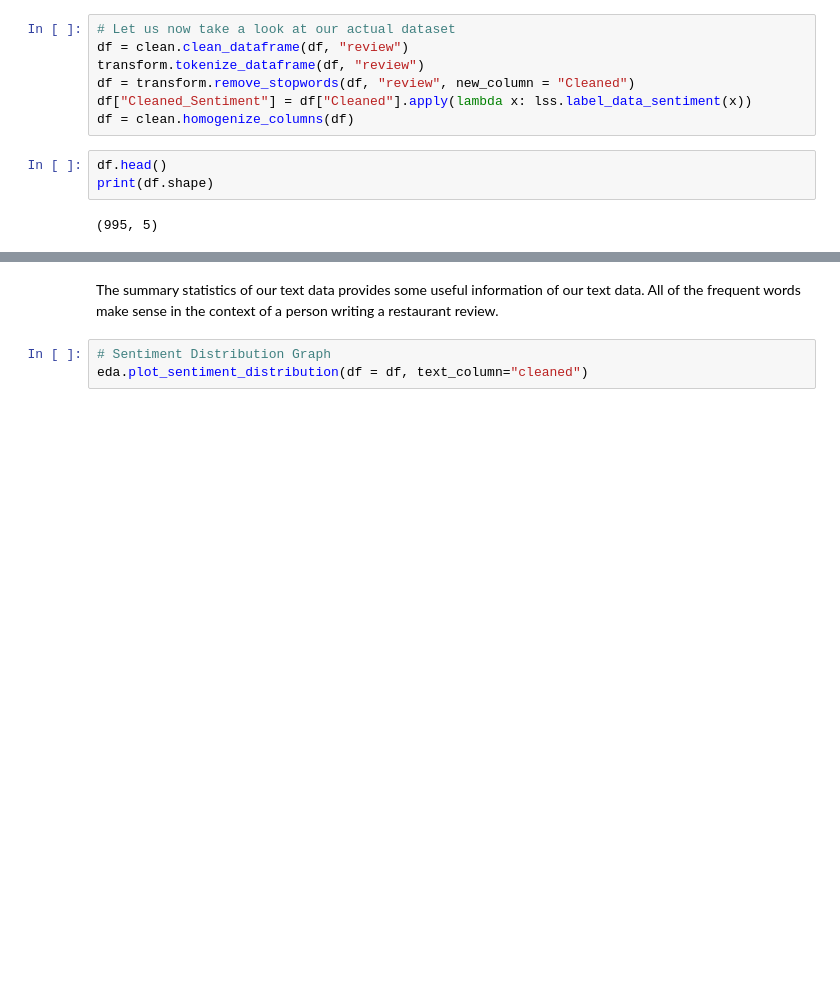
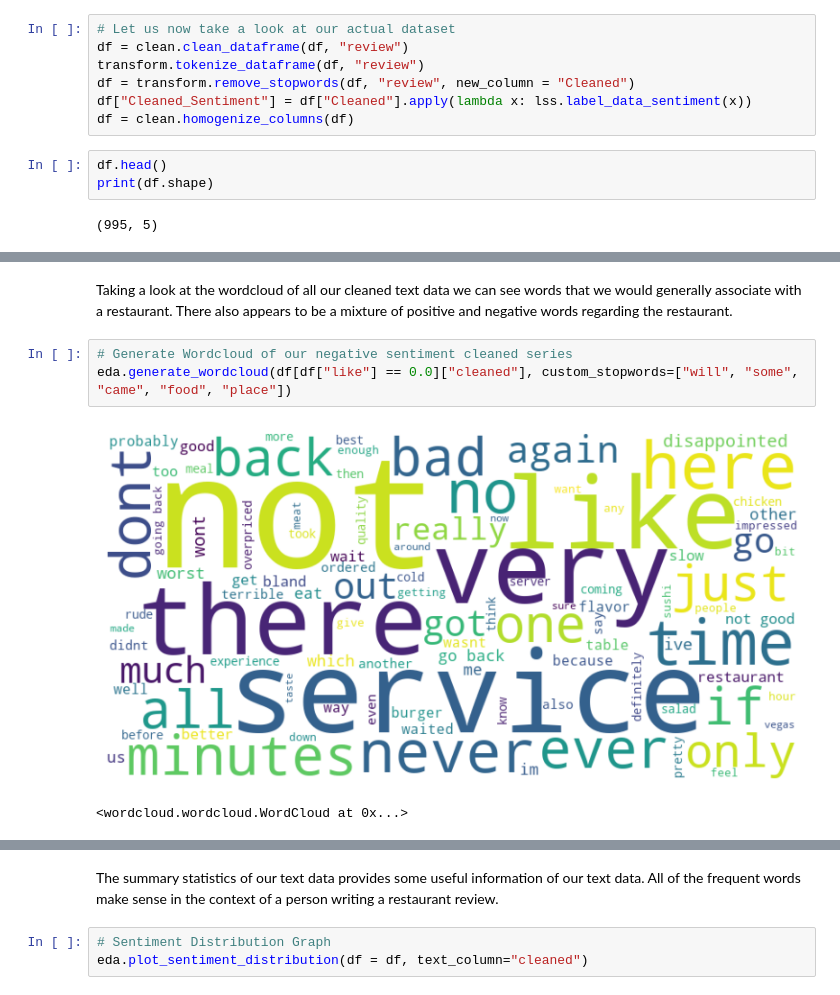
Before and after one commit to Thomas-Kulch/text_data_toolkit, a Jupyter notebook: eda/EDA_Restaurant_Reviews.ipynb, the cells around one changed output, grey strips where cells are left out. Cells and saved outputs as stored; diff of their text form; blank space fills up the shorter version.

```diff
--- a/eda/EDA_Restaurant_Reviews.ipynb
+++ b/eda/EDA_Restaurant_Reviews.ipynb
@@ -199 +203,9 @@ eda.generate_wordcloud(df["cleaned"], custom_stopwords=["will", "some", "came"])
 <wordcloud.wordcloud.WordCloud at 0x...>
+# %% [markdown]
+Taking a look at the wordcloud of all our cleaned text data we can see words that we would generally associate with a restaurant. There also appears to be a mixture of positive and negative words regarding the restaurant.
+# %%
+# Generate Wordcloud of our negative sentiment cleaned series
+eda.generate_wordcloud(df[df["like"] == 0.0]["cleaned"], custom_stopwords=["will", "some", "came", "food", "place"])
+# %% [output]
+[figure, added]
+<wordcloud.wordcloud.WordCloud at 0x...>
```
Also changed, not shown: parts of 29 cells of this notebook, 1 other file.
